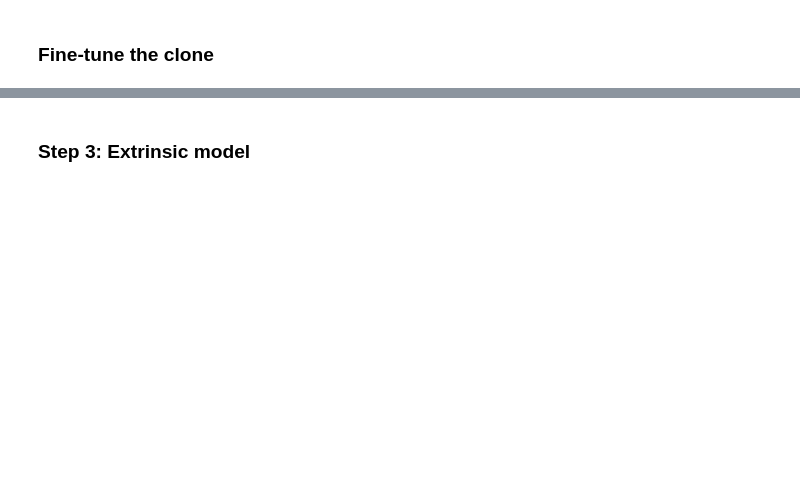
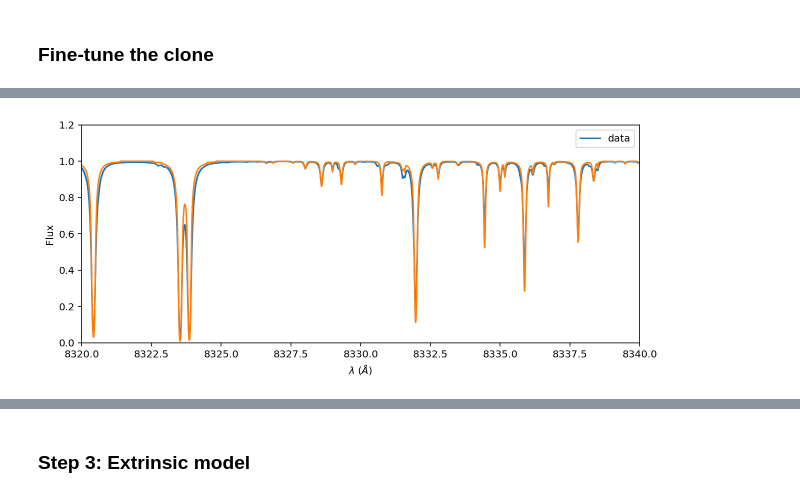
Before and after one commit to gully/blase, a Jupyter notebook: docs/paper_figures/WASP-69_HPF_paperfigs.ipynb, the cells around one changed output, grey strips where cells are left out. Saved outputs shown, nothing was run; the diff lists cells and outputs as text; code cells hidden in the pictures; blank space fills up the shorter version.

```diff
--- a/docs/paper_figures/WASP-69_HPF_paperfigs.ipynb
+++ b/docs/paper_figures/WASP-69_HPF_paperfigs.ipynb
@@ -112,2 +159,10 @@ stellar_emulator.optimize(epochs=1000, LR=0.01)
+# %%
+ax = telluric_spectrum.plot(label='data')
+ax.plot(telluric_emulator.wl_native.cpu(), telluric_emulator.forward().detach().cpu())
+ax.set_xlim(8320, 8340);
+ax.set_ylim(0, 1.2)
+ax.legend(ncol=3);
+# %% [output]
+[figure, added]
 # %%
 telluric_emulator.optimize(epochs=1000, LR=0.01)
```
Also changed, not shown: parts of 35 cells of this notebook.
